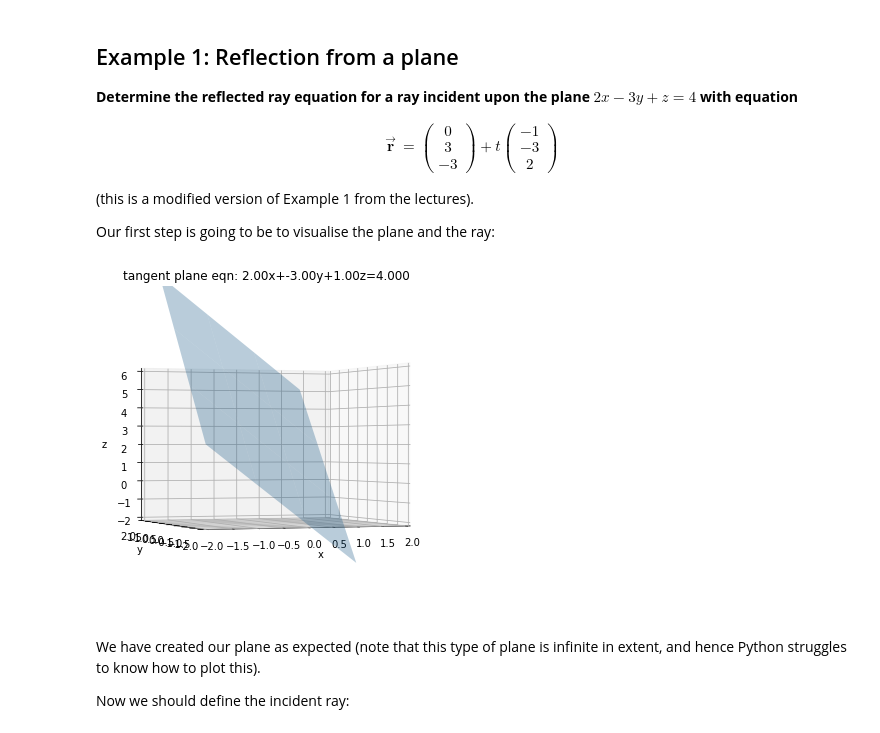
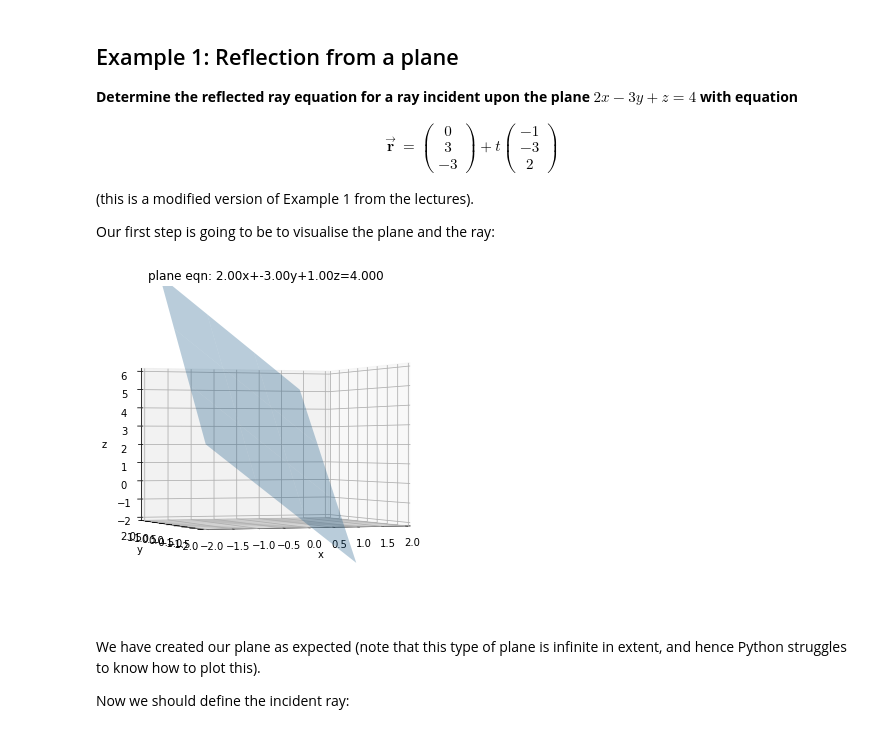
Before and after one commit to Abertay-University-SDI/CMP502-505_Maths, a Jupyter notebook: _build/jupyter_execute/CMP505/CMP505_reflection.ipynb, the cells around one changed output. Cells and saved outputs as stored; diff of their text form; code cells hidden in the pictures.

```diff
--- a/_build/jupyter_execute/CMP505/CMP505_reflection.ipynb
+++ b/_build/jupyter_execute/CMP505/CMP505_reflection.ipynb
@@ -79,32 +79,32 @@ Our first step is going to be to visualise the plane and the ray:
 # %%
 peqn = 2*x-3*y+1*z-4
 pn = np.array(grad(peqn),dtype=np.float32)
 d = -peqn.subs([(x, 0), (y, 0), (z, 0)])
-tpeqn = "tangent plane eqn: {:.2f}x+{:.2f}y+{:.2f}z={:.3f}".format(pn[0],pn[1],pn[2],float(d))
+tpeqn = "plane eqn: {:.2f}x+{:.2f}y+{:.2f}z={:.3f}".format(pn[0],pn[1],pn[2],float(d))
 
 xlim = -2,2
 ylim = -2,2
 zlim = -2,6
 xx, yy = np.meshgrid(np.arange(*xlim), np.arange(*ylim))
 zz = (d - pn[0] * xx - pn[1] * yy) / pn[2]
 #zz[zz>6] = np.nan
 #zz[zz<-2] = np.nan
 
 # plot
 fig, ax = plt.subplots(subplot_kw={"projection": "3d"}, figsize=(12,6))
 ax.view_init(elev=0, azim=250, roll=0)
 ax.set_xlim(*xlim)
 ax.set_ylim(*ylim)
 ax.set_zlim(*zlim)
-ax.plot_surface(xx, yy, zz, alpha=0.3, label='tangent plane')
+ax.plot_surface(xx, yy, zz, alpha=0.3, label='plane')
 ax.title.set_text(tpeqn)
 #ax.legend()
 ax.set_xlabel("x")
 ax.set_ylabel("y")
 ax.set_zlabel("z")
 plt.show()
 # %% [output]
-[figure, old version]
+[figure, new version]
 # %% [markdown]
 We have created our plane as expected (note that this type of plane is infinite in extent, and hence Python struggles to know how to plot this).
 
```
Also changed, not shown: parts of 4 cells of this notebook, 29 other files.
